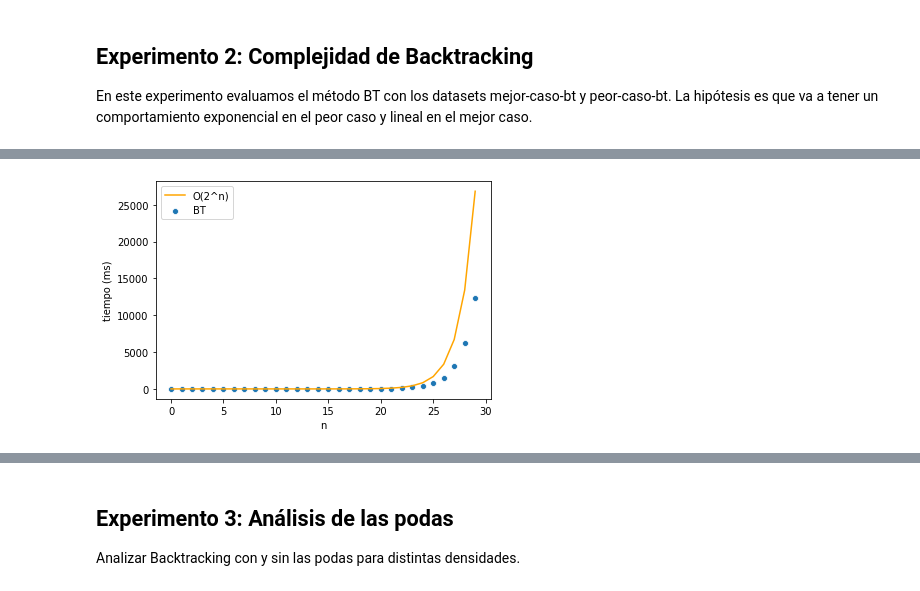
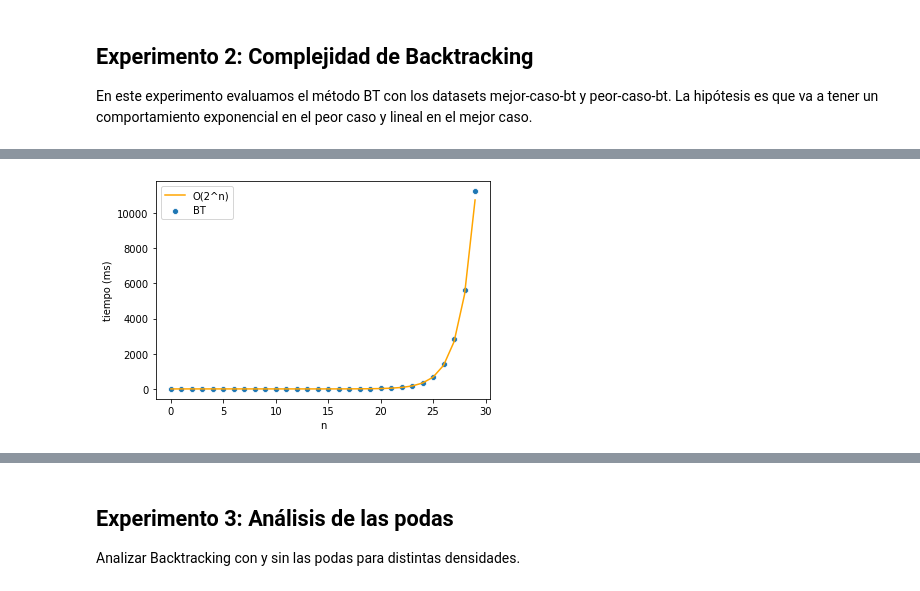
Before and after one commit to ShipOrSheep/tp1Algo3, a Jupyter notebook: experimentacion/analisis.ipynb, the cells around one changed output, grey strips where cells are left out. Saved outputs shown, nothing was run; the diff lists cells and outputs as text; code cells hidden in the pictures.

```diff
--- a/experimentacion/analisis.ipynb
+++ b/experimentacion/analisis.ipynb
@@ -99,13 +99,13 @@ print("Índice de correlación de Pearson:", correlacion_pearson(df_BT_mejor_cas
 # %%
 df_BT_peor_caso = df_resultados[(df_resultados["metodo"]=="BT-F") & (df_resultados["dataset"] == "peor-caso-bt")].copy();
-df_BT_peor_caso["tiempo_esperado"] = 2 ** df_BT_peor_caso["n"] * 0.00005; # Exponencial.
+df_BT_peor_caso["tiempo_esperado"] = 2 ** df_BT_peor_caso["n"] * 0.00002; # Exponencial.
 fig = sns.scatterplot(data=df_BT_peor_caso, x='n', y='tiempo');
 fig = sns.lineplot(data=df_BT_peor_caso, x='n', y='tiempo_esperado', color="orange");
 fig.legend(labels=['O(2^n)','BT']);
 fig.set(xlabel='n', ylabel='tiempo (ms)');
 plt.savefig("graficos/bt-complejidad-peor-caso.svg");
 # %% [output]
-[figure, old version]
+[figure, new version]
 # %%
 # Graficamos los tiempos de ejecución de la serie de instancias X1, ..., Xn vs la complejidad esperada.
 df_BT_peor_caso = df_resultados[(df_resultados["metodo"]=="BT-F") & (df_resultados["dataset"] == "peor-caso-bt")].copy();
```
Also changed, not shown: parts of 21 cells of this notebook, 14 other files.
